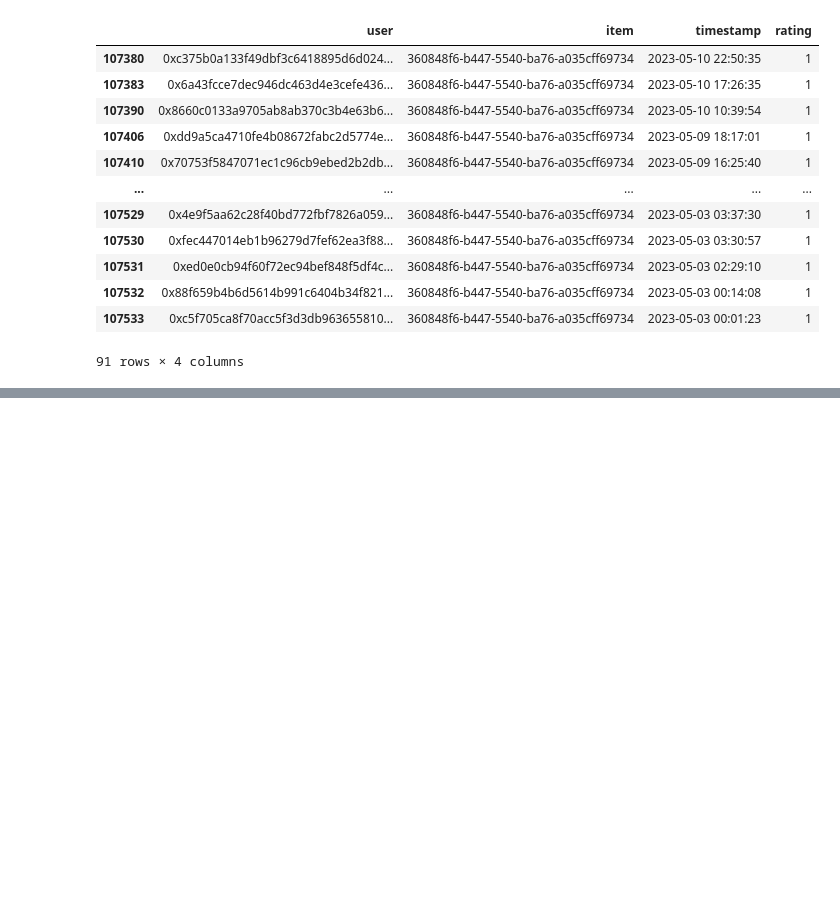
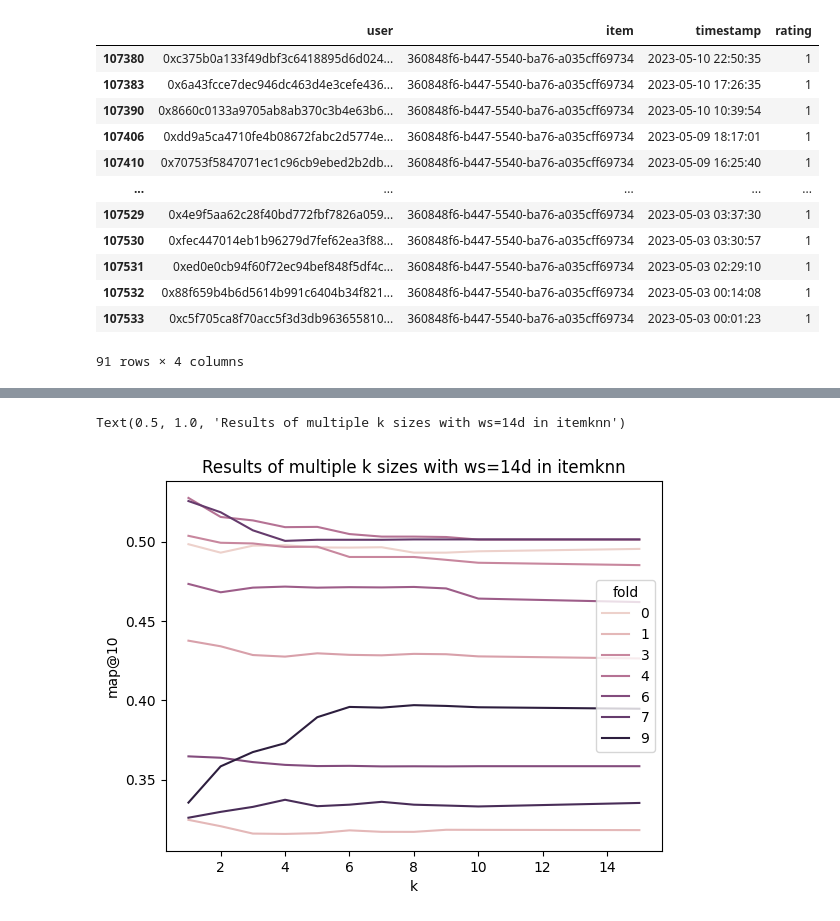
Before and after one commit to daviddavo/upm-tfm-notebooks, a Jupyter notebook: 13_itemknn.ipynb, the cells around one changed output, grey strips where cells are left out. Drawn from its saved outputs; the diff is of its cells as text; code cells hidden in the pictures; blank space fills up the shorter version.

```diff
--- a/13_itemknn.ipynb
+++ b/13_itemknn.ipynb
@@ -209,0 +298,8 @@ found 1 potential runtime problems - see https://boi.st/lkpy-perf
+# %%
+_WS = '14d'
+
+sns.lineplot(mdfi[mdfi['window_size'] == _WS], x='k', y=_METRIC, hue='fold')
+plt.title(f'Results of multiple k sizes with ws={_WS} in itemknn')
+# %% [output]
+Text(0.5, 1.0, 'Results of multiple k sizes with ws=14d in itemknn')
+[figure, added]
```
Also changed, not shown: parts of 29 cells of this notebook, 2 other files.
